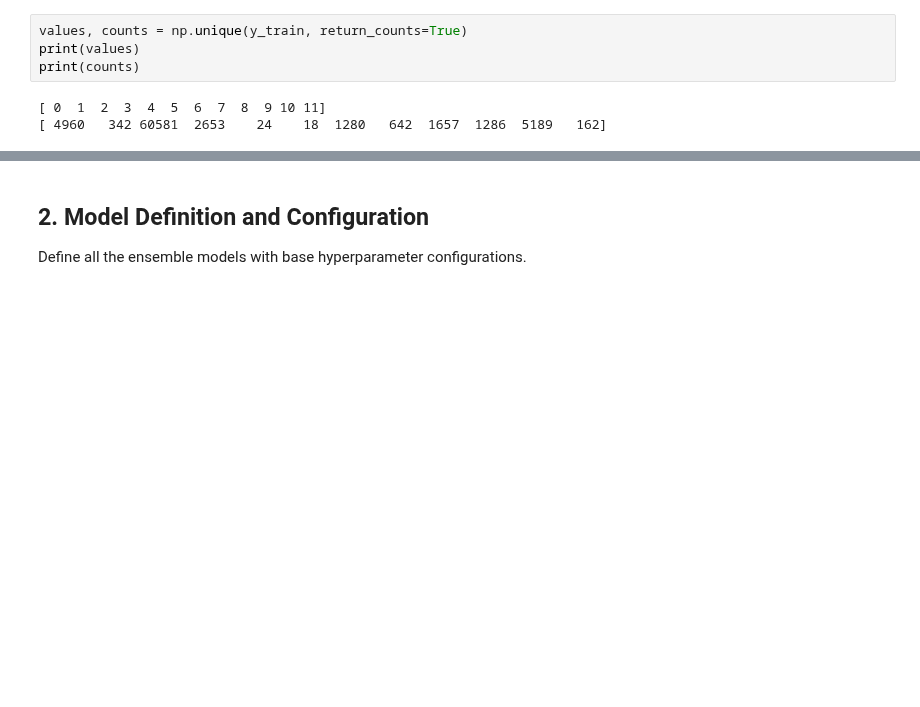
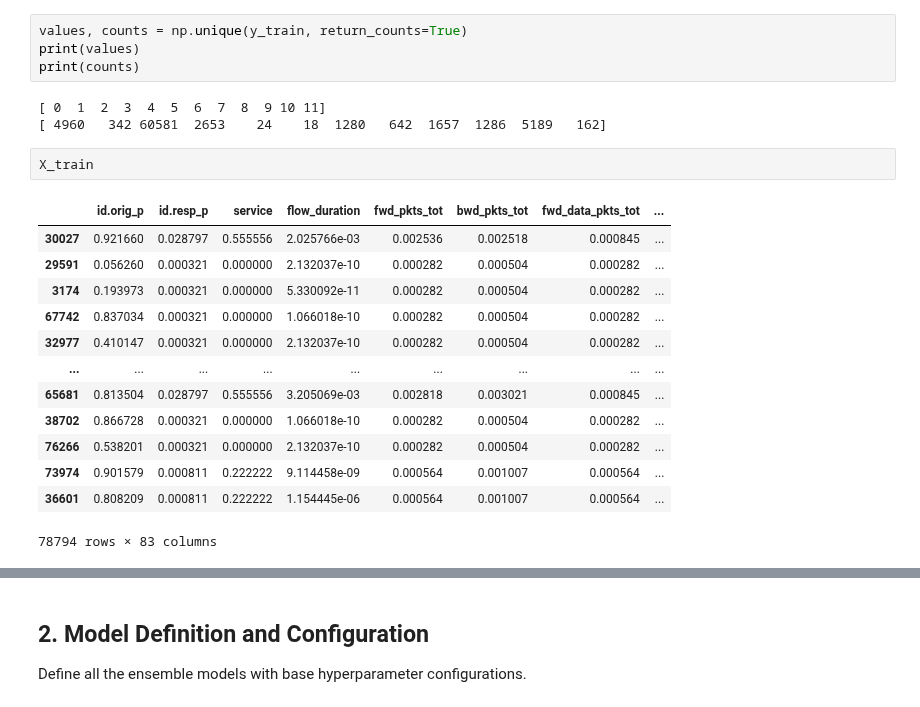
Before and after one commit to wiIliu/IoT-AI-IDSs-edge-testing, a Jupyter notebook: ml_multi_trainingValidation.ipynb, the cells around one changed output, grey strips where cells are left out. Cells and saved outputs as stored; diff of their text form; blank space fills up the shorter version.

```diff
--- a/ml_multi_trainingValidation.ipynb
+++ b/ml_multi_trainingValidation.ipynb
@@ -93,6 +109,22 @@ print(counts)
 # %% [output]
 [ 0  1  2  3  4  5  6  7  8  9 10 11]
 [ 4960   342 60581  2653    24    18  1280   642  1657  1286  5189   162]
+# %%
+X_train
+# %% [output]
+|  | id.orig_p | id.resp_p | service | flow_duration | fwd_pkts_tot | bwd_pkts_tot | fwd_data_pkts_tot | ... |
+| 30027 | 0.921660 | 0.028797 | 0.555556 | 2.025766e-03 | 0.002536 | 0.002518 | 0.000845 | ... |
+| 29591 | 0.056260 | 0.000321 | 0.000000 | 2.132037e-10 | 0.000282 | 0.000504 | 0.000282 | ... |
+| 3174 | 0.193973 | 0.000321 | 0.000000 | 5.330092e-11 | 0.000282 | 0.000504 | 0.000282 | ... |
+| 67742 | 0.837034 | 0.000321 | 0.000000 | 1.066018e-10 | 0.000282 | 0.000504 | 0.000282 | ... |
+| 32977 | 0.410147 | 0.000321 | 0.000000 | 2.132037e-10 | 0.000282 | 0.000504 | 0.000282 | ... |
+| ... | ... | ... | ... | ... | ... | ... | ... | ... |
+| 65681 | 0.813504 | 0.028797 | 0.555556 | 3.205069e-03 | 0.002818 | 0.003021 | 0.000845 | ... |
+| 38702 | 0.866728 | 0.000321 | 0.000000 | 1.066018e-10 | 0.000282 | 0.000504 | 0.000282 | ... |
+| 76266 | 0.538201 | 0.000321 | 0.000000 | 2.132037e-10 | 0.000282 | 0.000504 | 0.000282 | ... |
+| 73974 | 0.901579 | 0.000811 | 0.222222 | 9.114458e-09 | 0.000564 | 0.001007 | 0.000564 | ... |
+| 36601 | 0.808209 | 0.000811 | 0.222222 | 1.154445e-06 | 0.000564 | 0.001007 | 0.000564 | ... |
+78794 rows × 83 columns
 # %%
 
 mapping = {
```
Also changed, not shown: parts of 8 cells of this notebook, 3 other files.
